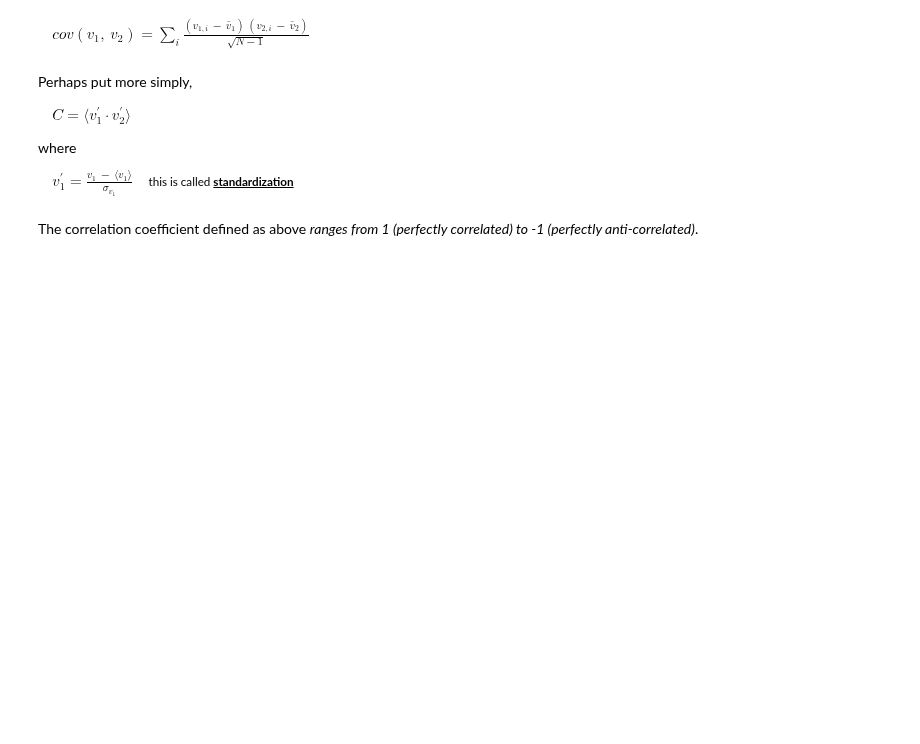
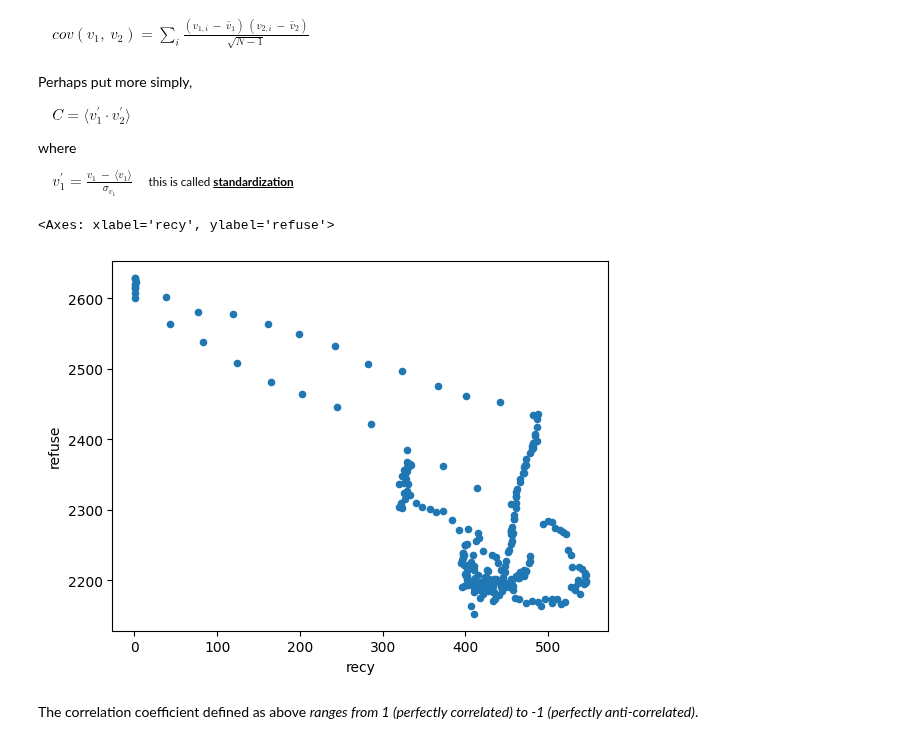
Before and after one commit to ReidelVichot/DSTEP23, a Jupyter notebook: week_5/dstep23_dsny_trash_part2_rvichot.ipynb, the cells around one changed output. Drawn from its saved outputs; the diff is of its cells as text; code cells hidden in the pictures; blank space fills up the shorter version.

```diff
--- a/week_5/dstep23_dsny_trash_part2_rvichot.ipynb
+++ b/week_5/dstep23_dsny_trash_part2_rvichot.ipynb
@@ -259,6 +269,10 @@ where
 &nbsp;&nbsp;&nbsp; $v_1^{\prime} = \frac{v_1 \ - \ \langle v_1 \rangle}{\sigma_{v_1}}$ <small> &nbsp;&nbsp;&nbsp; this is called <u>**standardization**</u></small>
 # %%
 # -- to visualize, make a scatter plot of the tonnage values
+bk_ts_12.plot("recy", "refuse", kind="scatter")
+# %% [output]
+<Axes: xlabel='recy', ylabel='refuse'>
+[figure, added]
 # %% [markdown]
 The correlation coefficient defined as above *ranges from 1 (perfectly correlated) to -1 (perfectly anti-correlated)*.
 # %%
```
Also changed, not shown: parts of 7 cells of this notebook.
